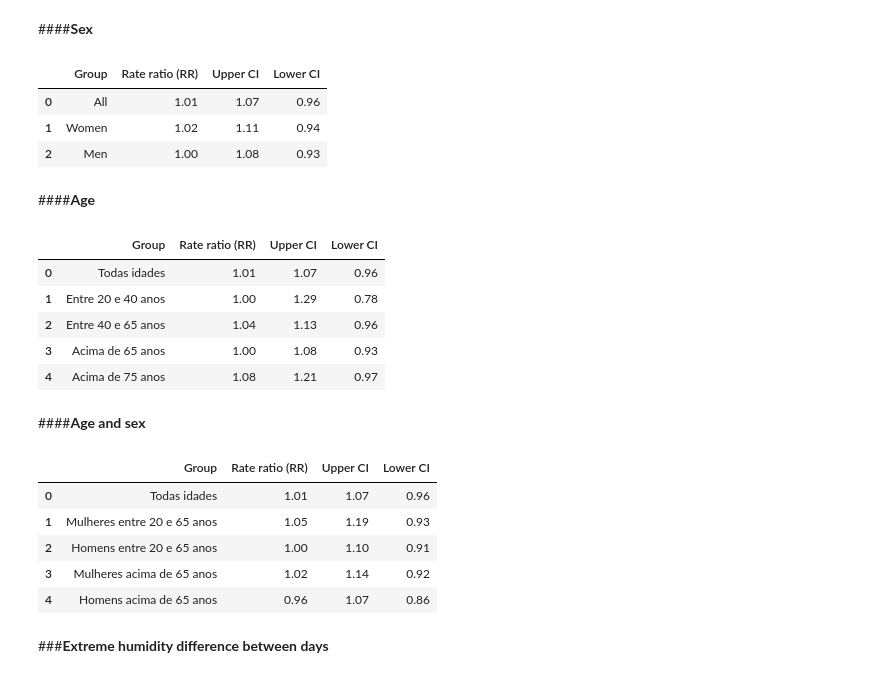
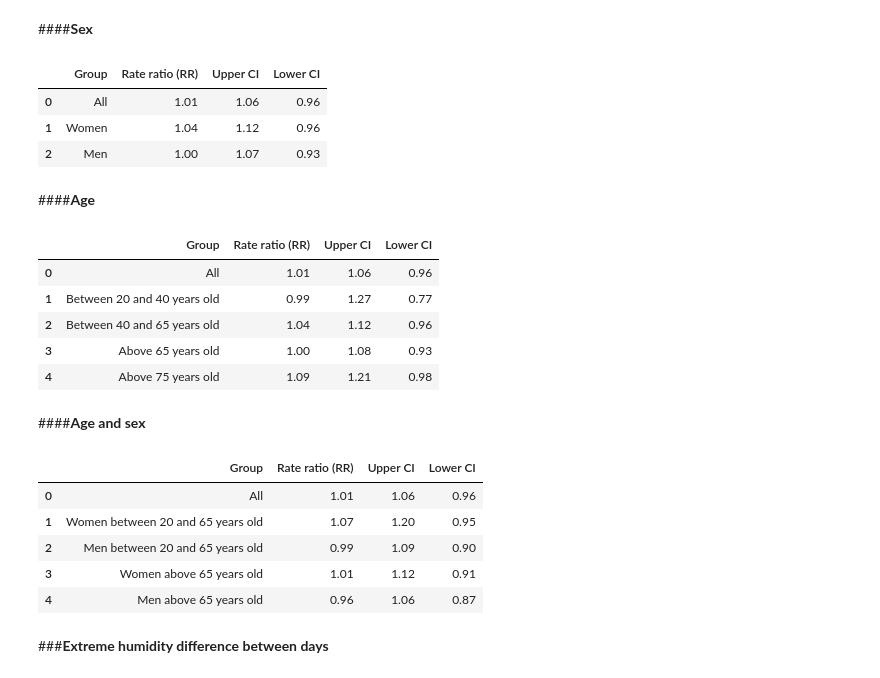
Before and after one commit to climate-and-health-datasci-Unicamp/project-climatic-variations-cardiovascular-diseases, a Jupyter notebook: notebooks/TR_2021_04_Rate_ratio_for_cardiovascular_hospitalizations_and_extreme_events.ipynb, the cells around one changed output. Saved outputs shown, nothing was run; the diff lists cells and outputs as text; code cells hidden in the pictures.

```diff
--- a/notebooks/TR_2021_04_Rate_ratio_for_cardiovascular_hospitalizations_and_extreme_events.ipynb
+++ b/notebooks/TR_2021_04_Rate_ratio_for_cardiovascular_hospitalizations_and_extreme_events.ipynb
@@ -71,7 +71,7 @@ Mounted at /content/drive
 #                      cardiovascular hospitalizations                 #
 #-------------------------------------------------------------------#
 
-df_hosp = pd.read_csv('hospitalizações_circulatório.csv')
+df_hosp = pd.read_csv('hospitalizações_circulatório.csv')
 df_hosp = df_hosp.drop(columns = {'Unnamed: 0','Hora','Número Paciente','Descrição CID'}) #drop unneeded columns
 df_hosp = df_hosp.rename(columns = {'Data':'DATE','Idade': 'IDADE','Sexo': 'SEXO'}) #rename Data to DATE to merge dataframes
 df_hosp = df_hosp[(df_hosp.DATE !='2012-02-29')&(df_hosp.DATE !='2016-02-29')] #remove leap year dates (02-29)
@@ -108,13 +79,15 @@ df_pressure = df_pressure[df_pressure['DATE']>'2014-01-01']
+# %%
+#-------------------------------------------------------------------#
+#                  Extreme climatic variations                      #
+#-------------------------------------------------------------------#
+df_vir =  pd.read_csv('EV_VCP.csv')
+df_vir = df_vir.drop(columns = {'Unnamed: 0'})
+df_vir = df_vir[df_vir['DATE']>='2014-01-01']
 # %%
 #-------------------------------------------------------------------#
 #              Merge health and climate dataframes                  #
 #-------------------------------------------------------------------#
-
-df_temp = pd.merge(df_temp,df_hosp, on='DATE', how='outer')
-
-df_humidity = pd.merge(df_humidity,df_hosp, on='DATE', how='outer')
-
-df_pressure = pd.merge(df_pressure,df_hosp, on='DATE', how='outer')
+df = pd.merge(df_vir,df_hosp, on='DATE', how='outer')
 # %% [markdown]
 ## **Functions**
 
@@ -451,34 +424,34 @@ rate_ratio(df_humidity, 'age and sex','HHW')
 # %% [markdown]
 ####**Sex**
 # %%
-rate_ratio(df_humidity, 'sex','above_pct_range')
+rate_ratio(df, 'sex','above_humidity_range')
 # %% [output]
 |  | Group | Rate ratio (RR) | Upper CI | Lower CI |
-| 0 | All | 1.01 | 1.07 | 0.96 |
-| 1 | Women | 1.02 | 1.11 | 0.94 |
-| 2 | Men | 1.00 | 1.08 | 0.93 |
+| 0 | All | 1.01 | 1.06 | 0.96 |
+| 1 | Women | 1.04 | 1.12 | 0.96 |
+| 2 | Men | 1.00 | 1.07 | 0.93 |
 # %% [markdown]
 ####**Age**
 # %%
-rate_ratio(df_humidity, 'age','above_pct_range')
+rate_ratio(df, 'age','above_humidity_range')
 # %% [output]
 |  | Group | Rate ratio (RR) | Upper CI | Lower CI |
-| 0 | Todas idades | 1.01 | 1.07 | 0.96 |
-| 1 | Entre 20 e 40 anos | 1.00 | 1.29 | 0.78 |
-| 2 | Entre 40 e 65 anos | 1.04 | 1.13 | 0.96 |
-| 3 | Acima de 65 anos | 1.00 | 1.08 | 0.93 |
-| 4 | Acima de 75 anos | 1.08 | 1.21 | 0.97 |
+| 0 | All | 1.01 | 1.06 | 0.96 |
+| 1 | Between 20 and 40 years old | 0.99 | 1.27 | 0.77 |
+| 2 | Between 40 and 65 years old | 1.04 | 1.12 | 0.96 |
+| 3 | Above 65 years old | 1.00 | 1.08 | 0.93 |
+| 4 | Above 75 years old | 1.09 | 1.21 | 0.98 |
 # %% [markdown]
 ####**Age and sex**
 # %%
-rate_ratio(df_humidity, 'age and sex','above_pct_range')
+rate_ratio(df, 'age and sex','above_humidity_range')
 # %% [output]
 |  | Group | Rate ratio (RR) | Upper CI | Lower CI |
-| 0 | Todas idades | 1.01 | 1.07 | 0.96 |
-| 1 | Mulheres entre 20 e 65 anos | 1.05 | 1.19 | 0.93 |
-| 2 | Homens entre 20 e 65 anos | 1.00 | 1.10 | 0.91 |
-| 3 | Mulheres acima de 65 anos | 1.02 | 1.14 | 0.92 |
-| 4 | Homens acima de 65 anos | 0.96 | 1.07 | 0.86 |
+| 0 | All | 1.01 | 1.06 | 0.96 |
+| 1 | Women between 20 and 65 years old | 1.07 | 1.20 | 0.95 |
+| 2 | Men between 20 and 65 years old | 0.99 | 1.09 | 0.90 |
+| 3 | Women above 65 years old | 1.01 | 1.12 | 0.91 |
+| 4 | Men above 65 years old | 0.96 | 1.06 | 0.87 |
 # %% [markdown]
 ###**Extreme humidity difference between days**
 # %% [markdown]
```
Also changed, not shown: parts of 28 cells of this notebook.
